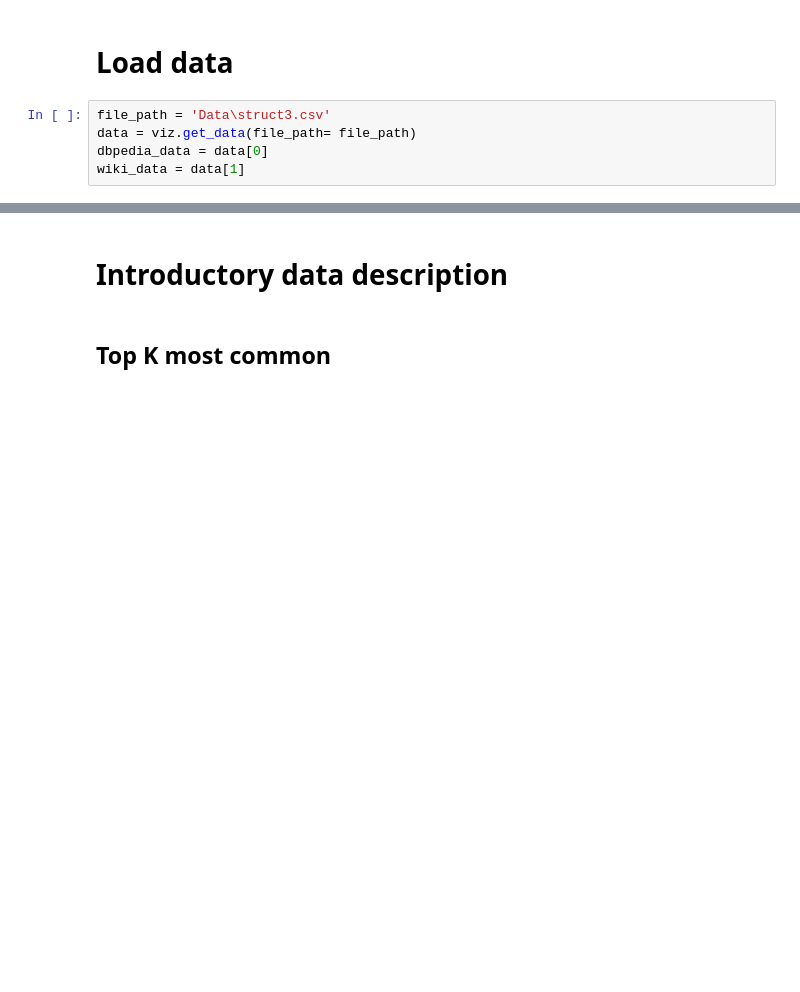
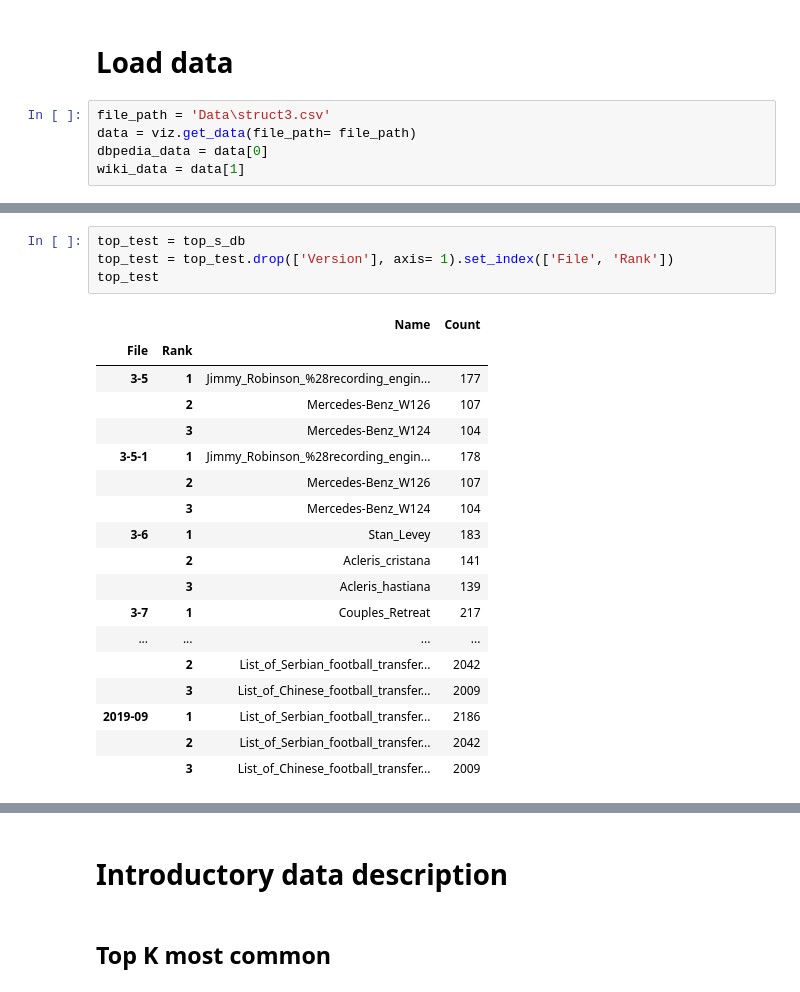
Before and after one commit to EBrandDV/P4, a Jupyter notebook: notebook.ipynb, the cells around one changed output, grey strips where cells are left out. Saved outputs shown, nothing was run; the diff lists cells and outputs as text; blank space fills up the shorter version.

```diff
--- a/notebook.ipynb
+++ b/notebook.ipynb
@@ -46,0 +64,23 @@ def plot_parameters_over_versions(df, parameters, markers, title, output_file_na
+# %%
+top_test = top_s_db
+top_test = top_test.drop(['Version'], axis= 1).set_index(['File', 'Rank'])
+top_test
+# %% [output]
+|  |  | Name | Count |
+| File | Rank |  |  |
+| 3-5 | 1 | Jimmy_Robinson_%28recording_engin... | 177 |
+|  | 2 | Mercedes-Benz_W126 | 107 |
+|  | 3 | Mercedes-Benz_W124 | 104 |
+| 3-5-1 | 1 | Jimmy_Robinson_%28recording_engin... | 178 |
+|  | 2 | Mercedes-Benz_W126 | 107 |
+|  | 3 | Mercedes-Benz_W124 | 104 |
+| 3-6 | 1 | Stan_Levey | 183 |
+|  | 2 | Acleris_cristana | 141 |
+|  | 3 | Acleris_hastiana | 139 |
+| 3-7 | 1 | Couples_Retreat | 217 |
+| ... | ... | ... | ... |
+|  | 2 | List_of_Serbian_football_transfer... | 2042 |
+|  | 3 | List_of_Chinese_football_transfer... | 2009 |
+| 2019-09 | 1 | List_of_Serbian_football_transfer... | 2186 |
+|  | 2 | List_of_Serbian_football_transfer... | 2042 |
+|  | 3 | List_of_Chinese_football_transfer... | 2009 |
```
Also changed, not shown: parts of 10 cells of this notebook, 1 other file.
